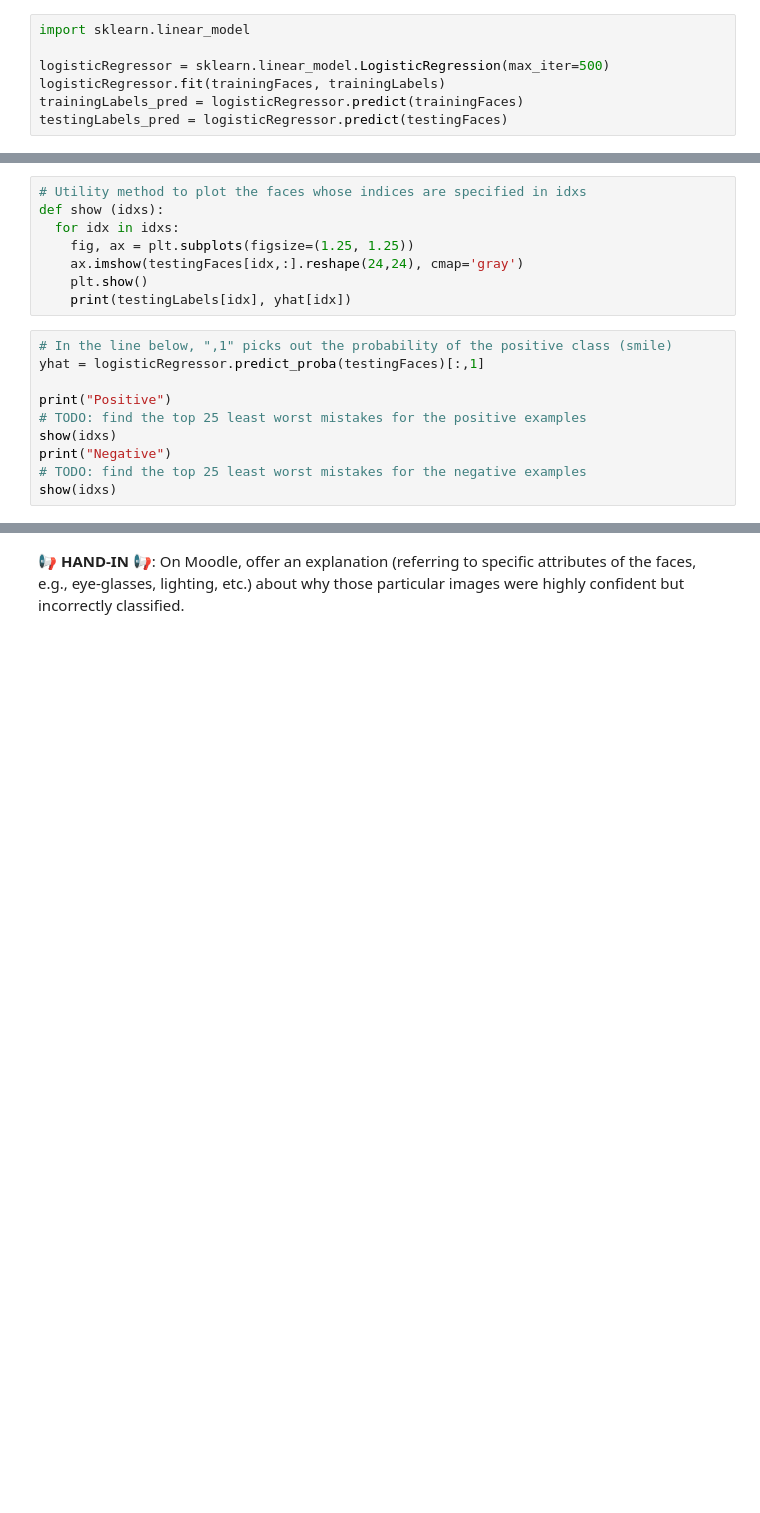
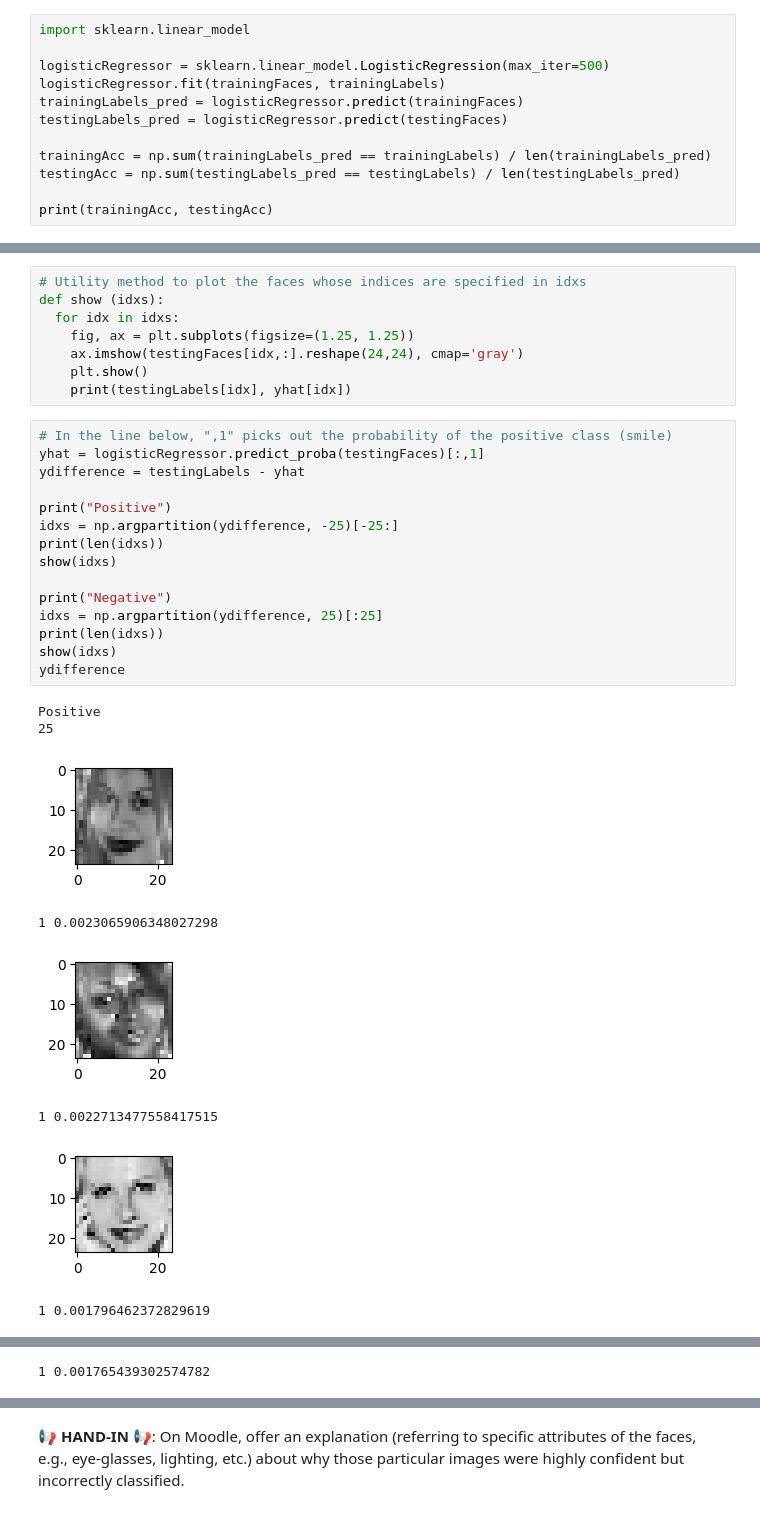
Before and after one commit to Avvvvvvie/MLDM, a Jupyter notebook: week4/L04_Logistic_Regression.ipynb, the cells around one changed output, grey strips where cells are left out. Saved outputs shown, nothing was run; the diff lists cells and outputs as text; blank space fills up the shorter version.

```diff
--- a/week4/L04_Logistic_Regression.ipynb
+++ b/week4/L04_Logistic_Regression.ipynb
@@ -98,3 +80,8 @@ logisticRegressor = sklearn.linear_model.LogisticRegression(max_iter=500)
 logisticRegressor.fit(trainingFaces, trainingLabels)
 trainingLabels_pred = logisticRegressor.predict(trainingFaces)
 testingLabels_pred = logisticRegressor.predict(testingFaces)
+
+trainingAcc = np.sum(trainingLabels_pred == trainingLabels) / len(trainingLabels_pred)
+testingAcc = np.sum(testingLabels_pred == testingLabels) / len(testingLabels_pred)
+
+print(trainingAcc, testingAcc)
@@ -153,10 +142,24 @@ def show (idxs):
 # %%
 # In the line below, ",1" picks out the probability of the positive class (smile)
 yhat = logisticRegressor.predict_proba(testingFaces)[:,1]
+ydifference = testingLabels - yhat
 
 print("Positive")
-# TODO: find the top 25 least worst mistakes for the positive examples
+idxs = np.argpartition(ydifference, -25)[-25:]
+print(len(idxs))
 show(idxs)
+
 print("Negative")
-# TODO: find the top 25 least worst mistakes for the negative examples
+idxs = np.argpartition(ydifference, 25)[:25]
+print(len(idxs))
 show(idxs)
+ydifference
+# %% [output]
+Positive
+25
+[figure, added]
+1 0.0023065906348027298
+[figure, added]
+1 0.0022713477558417515
+[figure, added]
+1 0.001796462372829619
@@ -162,0 +167 @@ show(idxs)
+1 0.001765439302574782
```
Also changed, not shown: parts of 4 cells of this notebook.
